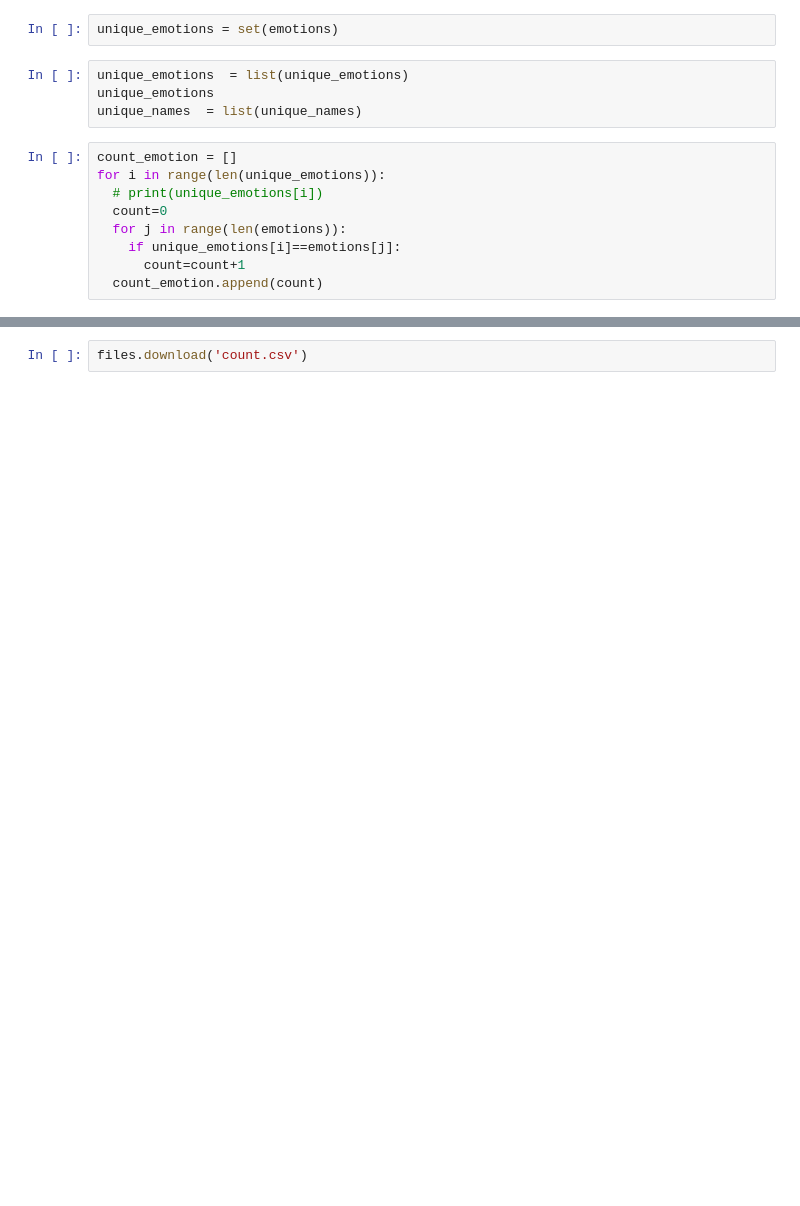
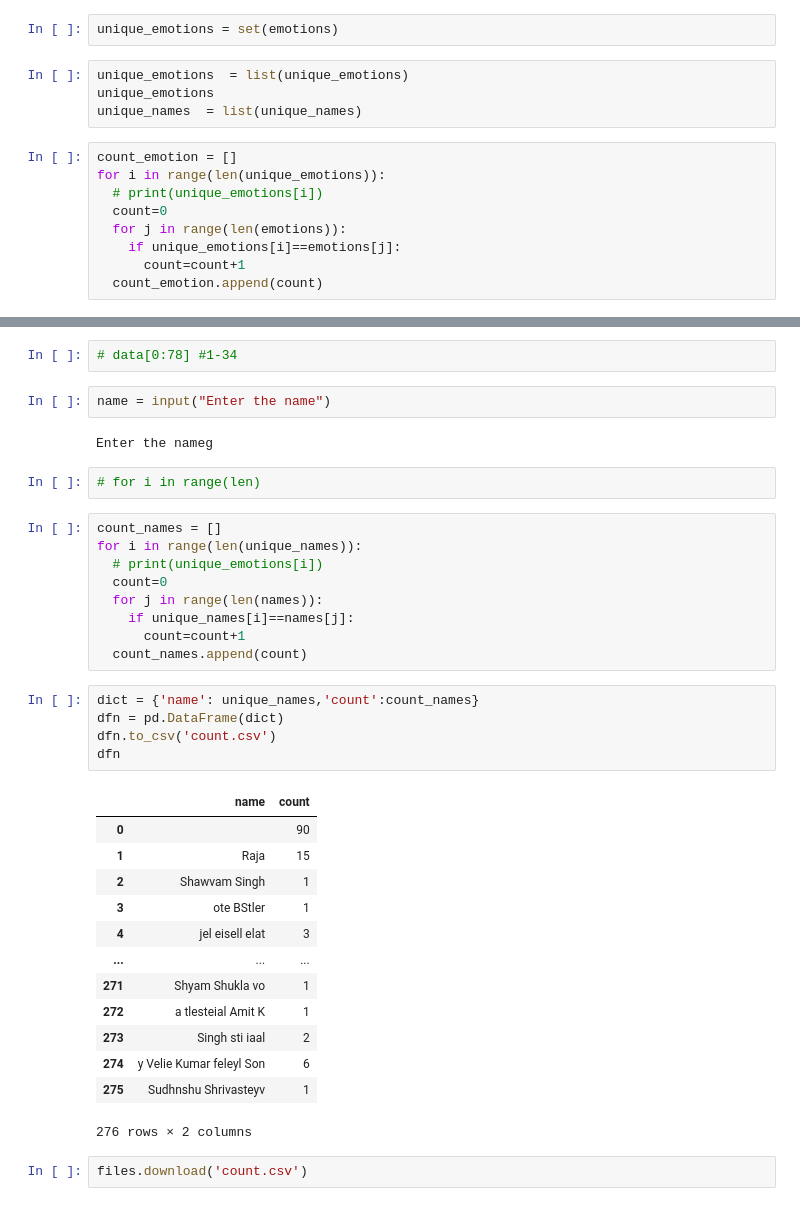
Before and after one commit to karanjayswal/Online-Class-Emotion, a Jupyter notebook: Text_to_CSV.ipynb, the cells around one changed output, grey strips where cells are left out. Drawn from its saved outputs; the diff is of its cells as text; blank space fills up the shorter version.

```diff
--- a/Text_to_CSV.ipynb
+++ b/Text_to_CSV.ipynb
@@ -129,3 +137,39 @@ dfc
+# %%
+# data[0:78] #1-34
+# %%
+name = input("Enter the name")
+# %% [output]
+Enter the nameg
+# %%
+# for i in range(len)
+# %%
+count_names = []
+for i in range(len(unique_names)):
+  # print(unique_emotions[i])
+  count=0
+  for j in range(len(names)):
+    if unique_names[i]==names[j]:
+      count=count+1
+  count_names.append(count)
+# %%
+dict = {'name': unique_names,'count':count_names}
+dfn = pd.DataFrame(dict)
+dfn.to_csv('count.csv')
+dfn
+# %% [output]
+|  | name | count |
+| 0 |  | 90 |
+| 1 | Raja | 15 |
+| 2 | Shawvam Singh | 1 |
+| 3 | ote BStler | 1 |
+| 4 | jel eisell elat | 3 |
+| ... | ... | ... |
+| 271 | Shyam Shukla vo | 1 |
+| 272 | a tlesteial Amit K | 1 |
+| 273 | Singh sti iaal | 2 |
+| 274 | y Velie Kumar feleyl Son | 6 |
+| 275 | Sudhnshu Shrivasteyv | 1 |
+276 rows × 2 columns
 # %%
 files.download('count.csv')
 # %% [output]
```
Also changed, not shown: parts of 23 cells of this notebook.
